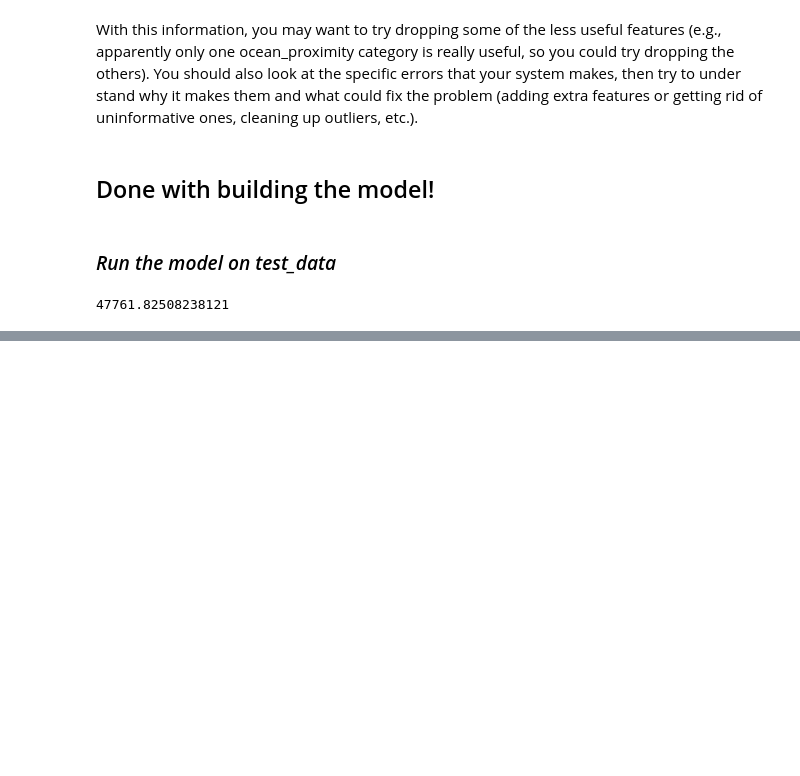
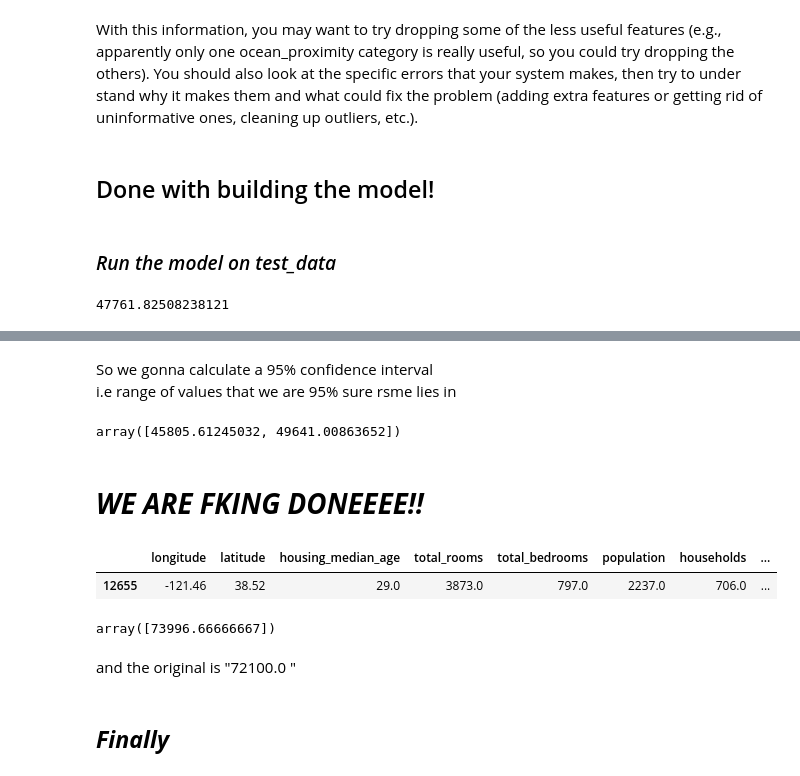
Before and after one commit to ArunNegi112/Machine_Learning, a Jupyter notebook: End_To_End_Project1/2_project.ipynb, the cells around one changed output, grey strips where cells are left out. Cells and saved outputs as stored; diff of their text form; code cells hidden in the pictures; blank space fills up the shorter version.

```diff
--- a/End_To_End_Project1/2_project.ipynb
+++ b/End_To_End_Project1/2_project.ipynb
@@ -1218,0 +1225,35 @@ test_rsme
+# %% [markdown]
+So we gonna calculate a 95% confidence interval
+i.e range of values that we are 95% sure rsme lies in
+# %%
+from scipy import stats
+
+confidence = 0.95
+squared_errors = (final_prediction - Y_test) ** 2
+np.sqrt(stats.t.interval(confidence, len(squared_errors) - 1,
+                         loc=squared_errors.mean(),
+                         scale=stats.sem(squared_errors)))
+
+# I just copy-pasted this cuz its in my statistics syllabus later (so ill learn it from book later)
+# %% [output]
+array([45805.61245032, 49641.00863652])
+# %% [markdown]
+# ___WE ARE FKING DONEEEE!!___
+# %%
+housing.head(1)
+# %% [output]
+|  | longitude | latitude | housing_median_age | total_rooms | total_bedrooms | population | households | ... |
+| 12655 | -121.46 | 38.52 | 29.0 | 3873.0 | 797.0 | 2237.0 | 706.0 | ... |
+# %%
+def predict_price(data):
+    housing_transformed = final_pipe.transform(data.head(1))
+    prediction = estimator.predict(housing_transformed)
+    return prediction
+
+predict_price(housing)
+# %% [output]
+array([73996.66666667])
+# %% [markdown]
+and the original is "72100.0	"
+# %% [markdown]
+## ___Finally___
```
Also changed, not shown: parts of 2 cells of this notebook.
